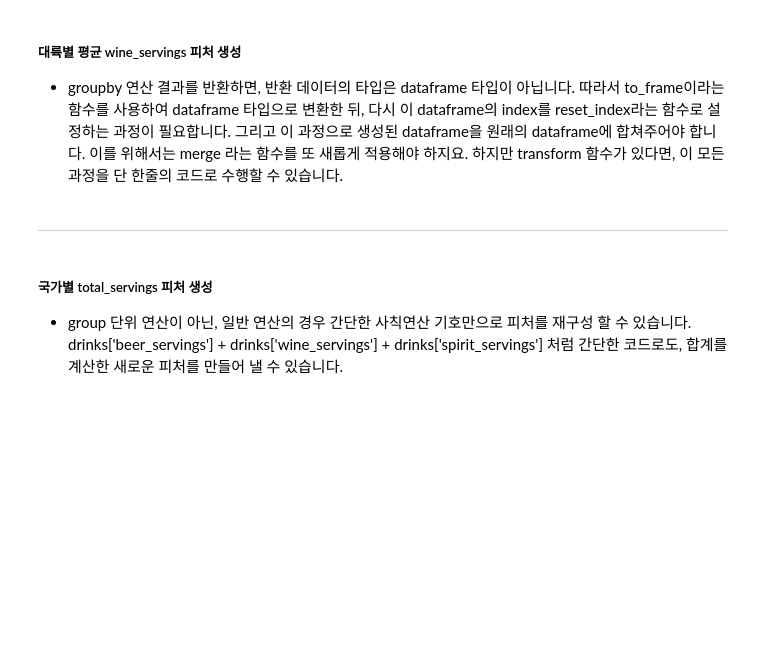
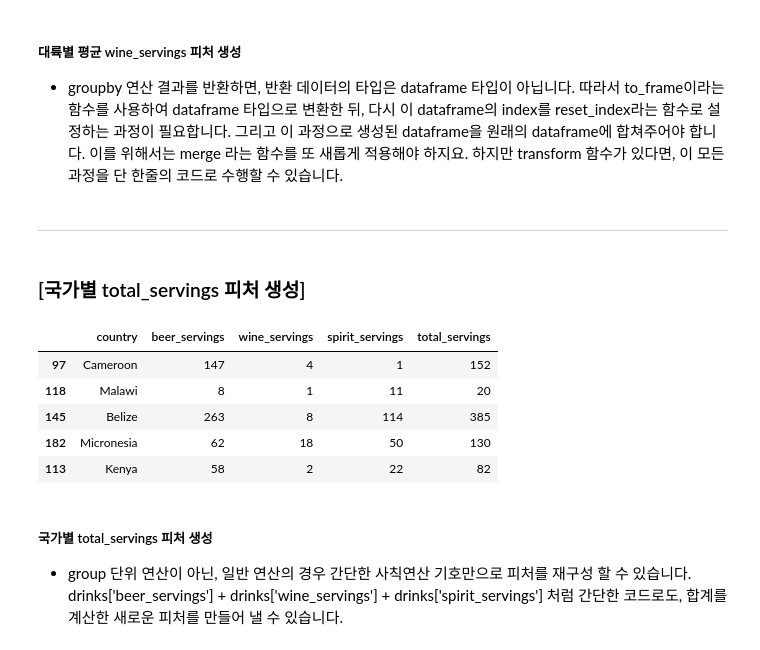
Before and after one commit to yoonkt200/python-data-analysis, a Jupyter notebook: chapter1/02-drinks-eda.ipynb, the cells around one changed output. Saved outputs shown, nothing was run; the diff lists cells and outputs as text; code cells hidden in the pictures; blank space fills up the shorter version.

```diff
--- a/chapter1/02-drinks-eda.ipynb
+++ b/chapter1/02-drinks-eda.ipynb
@@ -502,3 +502,13 @@ plt.show()
 - total_servings : beer_servings, spirit_servings, wine_servings의 합을 통해 실질적인 소비량을 계산
 - alcohol_rate : 소비량 대비 알콜 비율을 계산
 - alcohol_rate_rank, alcohol_rate_continent 등으로 응용.
+# %%
+# -*- coding: utf-8 -*-
+
+import pandas as pd
+import numpy as np
+import matplotlib.pyplot as plt
+
+file_path = '../data/drinks.csv'
+drinks = pd.read_csv(file_path) # read_csv 함수로 데이터를 Dataframe 형태로 불러옵니다.
+drinks['continent'] = drinks['continent'].fillna('OT')
@@ -506,8 +520,8 @@ plt.show()
 # 대륙별 평균 wine_servings 피처 만들어서 병합하기
 result = drinks.groupby('continent').mean()['wine_servings']
 df = result.to_frame().reset_index()
-df = df.rename(columns={'wine_servings': 'wine_servings_contavg'})
+df = df.rename(columns={'wine_servings': 'wine_servings_cont_avg'})
 drinks = pd.merge(drinks, df, on='continent', how='outer')
 
 # 위와 같은 방법
-drinks['wine_servings_contavg'] = drinks.groupby('continent')['wine_servings'].transform(np.mean)
+drinks['wine_servings_cont_avg'] = drinks.groupby('continent')['wine_servings'].transform(np.mean)
@@ -517,9 +541,21 @@ drinks['wine_servings_contavg'] = drinks.groupby('continent')['wine_servings'].t
 - groupby 연산 결과를 반환하면, 반환 데이터의 타입은 dataframe 타입이 아닙니다. 따라서 to_frame이라는 함수를 사용하여 dataframe 타입으로 변환한 뒤, 다시 이 dataframe의 index를 reset_index라는 함수로 설정하는 과정이 필요합니다. 그리고 이 과정으로 생성된 dataframe을 원래의 dataframe에 합쳐주어야 합니다. 이를 위해서는 merge 라는 함수를 또 새롭게 적용해야 하지요. 하지만 transform 함수가 있다면, 이 모든 과정을 단 한줄의 코드로 수행할 수 있습니다.
 # %% [markdown]
 -----
+# %% [markdown]
+### [국가별 total_servings 피처 생성]
 # %%
 # 국가별 total_servings 피처 만들어서 병합하기
 drinks['total_servings'] = drinks['beer_servings'] + drinks['wine_servings'] + drinks['spirit_servings']
+# %%
+# 결과 출력
+drinks[['country', 'beer_servings', 'wine_servings', 'spirit_servings', 'total_servings']].sample(5).head()
+# %% [output]
+|  | country | beer_servings | wine_servings | spirit_servings | total_servings |
+| 97 | Cameroon | 147 | 4 | 1 | 152 |
+| 118 | Malawi | 8 | 1 | 11 | 20 |
+| 145 | Belize | 263 | 8 | 114 | 385 |
+| 182 | Micronesia | 62 | 18 | 50 | 130 |
+| 113 | Kenya | 58 | 2 | 22 | 82 |
 # %% [markdown]
 ##### 국가별 total_servings 피처 생성
 - group 단위 연산이 아닌, 일반 연산의 경우 간단한 사칙연산 기호만으로 피처를 재구성 할 수 있습니다. drinks['beer_servings'] + drinks['wine_servings'] + drinks['spirit_servings'] 처럼 간단한 코드로도, 합계를 계산한 새로운 피처를 만들어 낼 수 있습니다.
```
Also changed, not shown: parts of 14 cells of this notebook, 9 other files.
